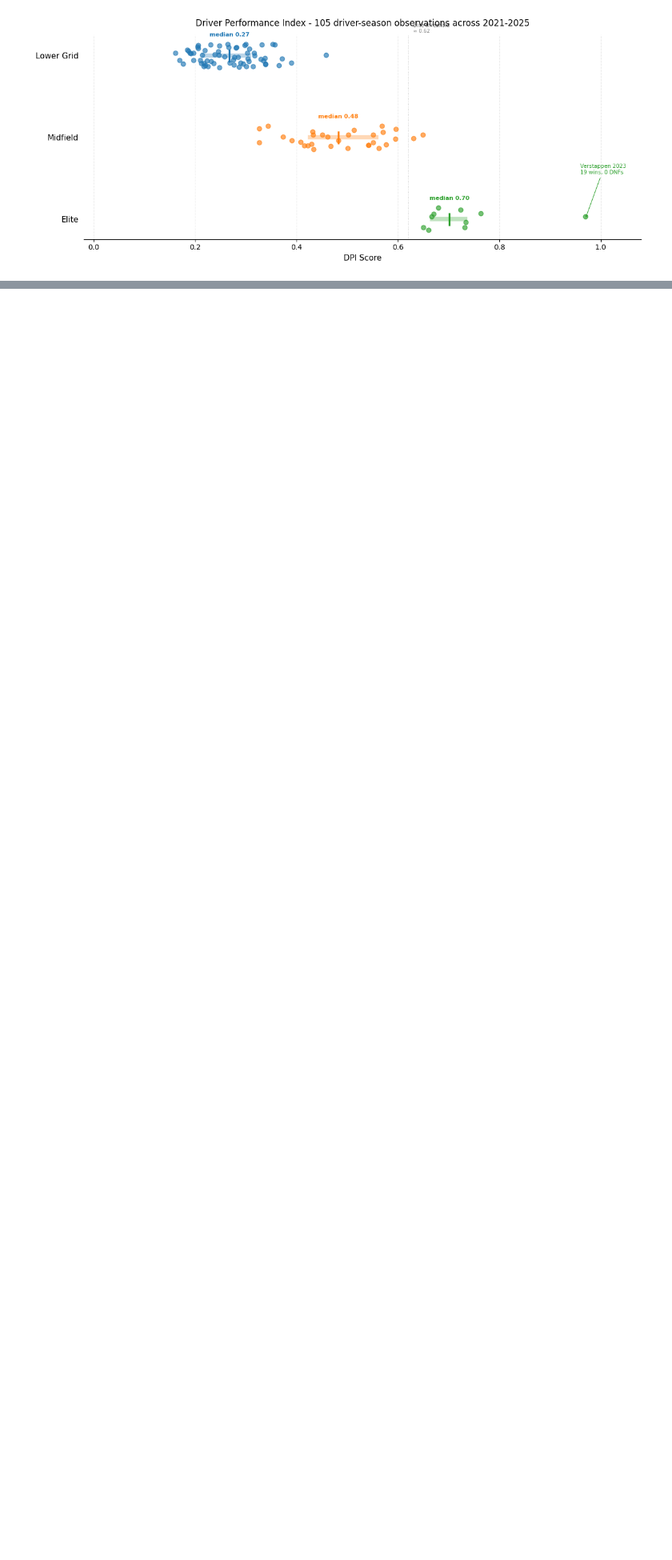
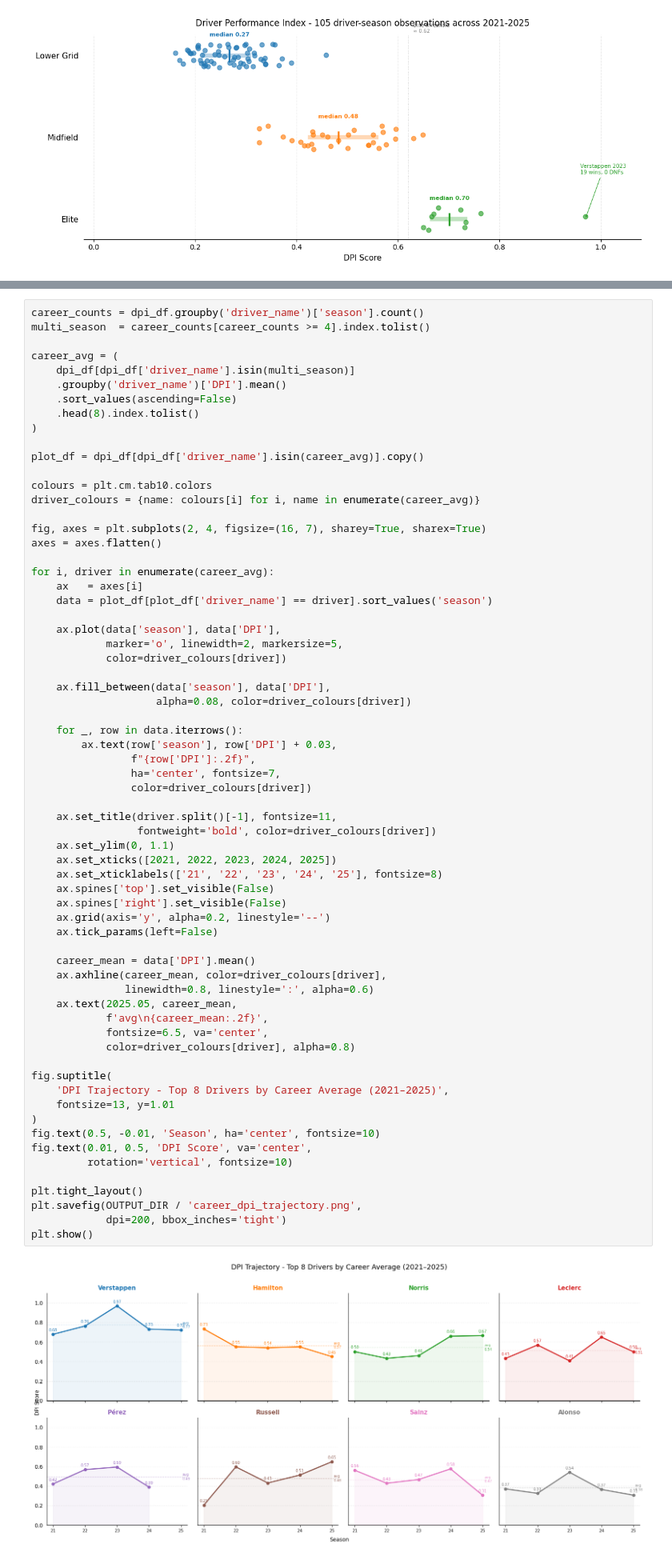
Before and after one commit to RichyJames/F1_RIchy_Odiase_Index, a Jupyter notebook: Notebooks/visualisation.ipynb, the cells around one changed output, grey strips where cells are left out. Shown at 80% size. Drawn from its saved outputs; the diff is of its cells as text; blank space fills up the shorter version.

```diff
--- a/Notebooks/visualisation.ipynb
+++ b/Notebooks/visualisation.ipynb
@@ -90,0 +149,68 @@ plt.show()
+# %%
+career_counts = dpi_df.groupby('driver_name')['season'].count()
+multi_season  = career_counts[career_counts >= 4].index.tolist()
+
+career_avg = (
+    dpi_df[dpi_df['driver_name'].isin(multi_season)]
+    .groupby('driver_name')['DPI'].mean()
+    .sort_values(ascending=False)
+    .head(8).index.tolist()
+)
+
+plot_df = dpi_df[dpi_df['driver_name'].isin(career_avg)].copy()
+
+colours = plt.cm.tab10.colors
+driver_colours = {name: colours[i] for i, name in enumerate(career_avg)}
+
+fig, axes = plt.subplots(2, 4, figsize=(16, 7), sharey=True, sharex=True)
+axes = axes.flatten()
+
+for i, driver in enumerate(career_avg):
+    ax   = axes[i]
+    data = plot_df[plot_df['driver_name'] == driver].sort_values('season')
+
+    ax.plot(data['season'], data['DPI'],
+            marker='o', linewidth=2, markersize=5,
+            color=driver_colours[driver])
+
+    ax.fill_between(data['season'], data['DPI'],
+                    alpha=0.08, color=driver_colours[driver])
+
+    for _, row in data.iterrows():
+        ax.text(row['season'], row['DPI'] + 0.03,
+                f"{row['DPI']:.2f}",
+                ha='center', fontsize=7,
+                color=driver_colours[driver])
+
+    ax.set_title(driver.split()[-1], fontsize=11,
+                 fontweight='bold', color=driver_colours[driver])
+    ax.set_ylim(0, 1.1)
+    ax.set_xticks([2021, 2022, 2023, 2024, 2025])
+    ax.set_xticklabels(['21', '22', '23', '24', '25'], fontsize=8)
+    ax.spines['top'].set_visible(False)
+    ax.spines['right'].set_visible(False)
+    ax.grid(axis='y', alpha=0.2, linestyle='--')
+    ax.tick_params(left=False)
+
+    career_mean = data['DPI'].mean()
+    ax.axhline(career_mean, color=driver_colours[driver],
+               linewidth=0.8, linestyle=':', alpha=0.6)
+    ax.text(2025.05, career_mean,
+            f'avg\n{career_mean:.2f}',
+            fontsize=6.5, va='center',
+            color=driver_colours[driver], alpha=0.8)
+
+fig.suptitle(
+    'DPI Trajectory - Top 8 Drivers by Career Average (2021–2025)',
+    fontsize=13, y=1.01
+)
+fig.text(0.5, -0.01, 'Season', ha='center', fontsize=10)
+fig.text(0.01, 0.5, 'DPI Score', va='center',
+         rotation='vertical', fontsize=10)
+
+plt.tight_layout()
+plt.savefig(OUTPUT_DIR / 'career_dpi_trajectory.png',
+            dpi=200, bbox_inches='tight')
+plt.show()
+# %% [output]
+[figure, added]
```
Also changed, not shown: parts of 4 cells of this notebook.
